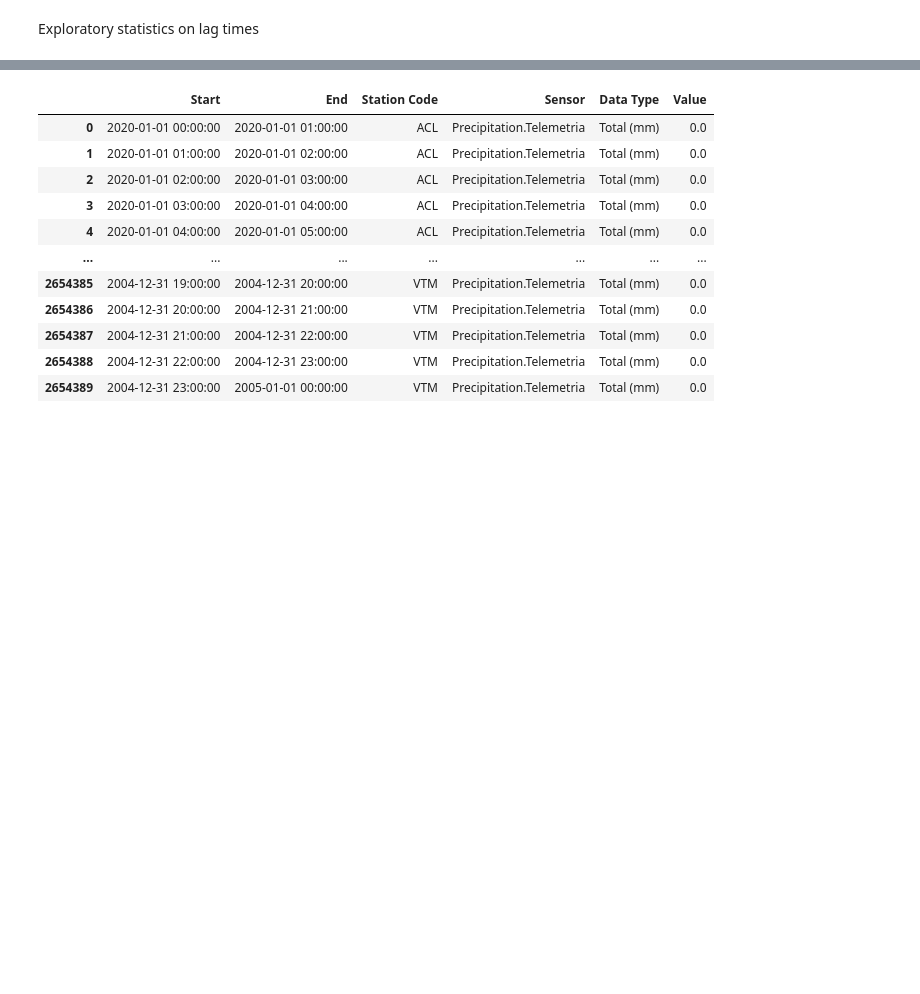
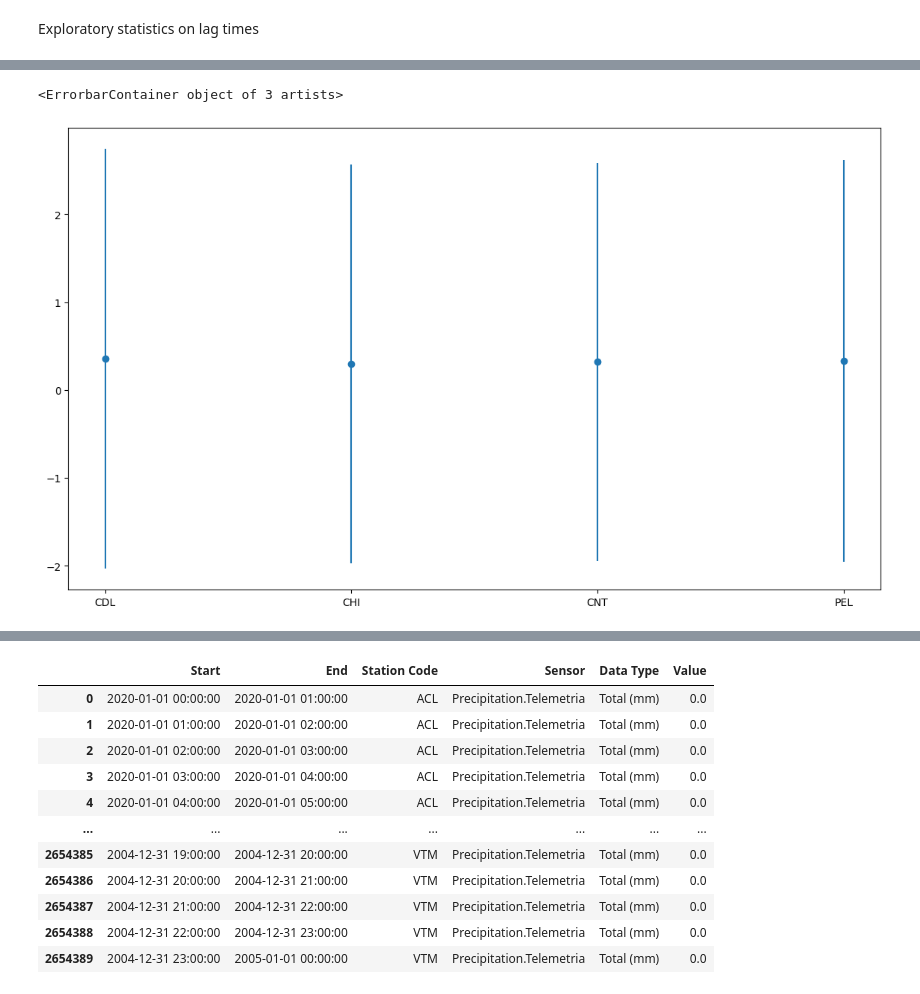
Before and after one commit to IanMalcolm1/PanamaLagWork, a Jupyter notebook: scripts/visualizations/visualizations.ipynb, the cells around one changed output, grey strips where cells are left out. Cells and saved outputs as stored; diff of their text form; code cells hidden in the pictures; blank space fills up the shorter version.

```diff
--- a/scripts/visualizations/visualizations.ipynb
+++ b/scripts/visualizations/visualizations.ipynb
@@ -211,0 +292,13 @@ lag_df
+# %%
+precip_station_gb = precip_df.groupby(precip_df['Station Code'])
+precip_means = precip_station_gb['Value'].mean().reset_index().rename(columns={'Value': 'PrecipMean'})
+precip_std = precip_station_gb['Value'].std().reset_index().rename(columns={'Value': 'PrecipStd'})
+precip_stats = pd.merge(precip_means, precip_std, on='Station Code')
+
+precip_stats_rivers = precip_stats[precip_stats['Station Code'].isin(stations)]
+
+fig, ax = plt.subplots(figsize=(14, 8))
+ax.errorbar(precip_stats_rivers['Station Code'], precip_stats_rivers['PrecipMean'], precip_stats_rivers['PrecipStd'], None, 'o', label="Average Precipitation")
+# %% [output]
+<ErrorbarContainer object of 3 artists>
+[figure, added]
```
Also changed, not shown: parts of 16 cells of this notebook, 6 other files.
